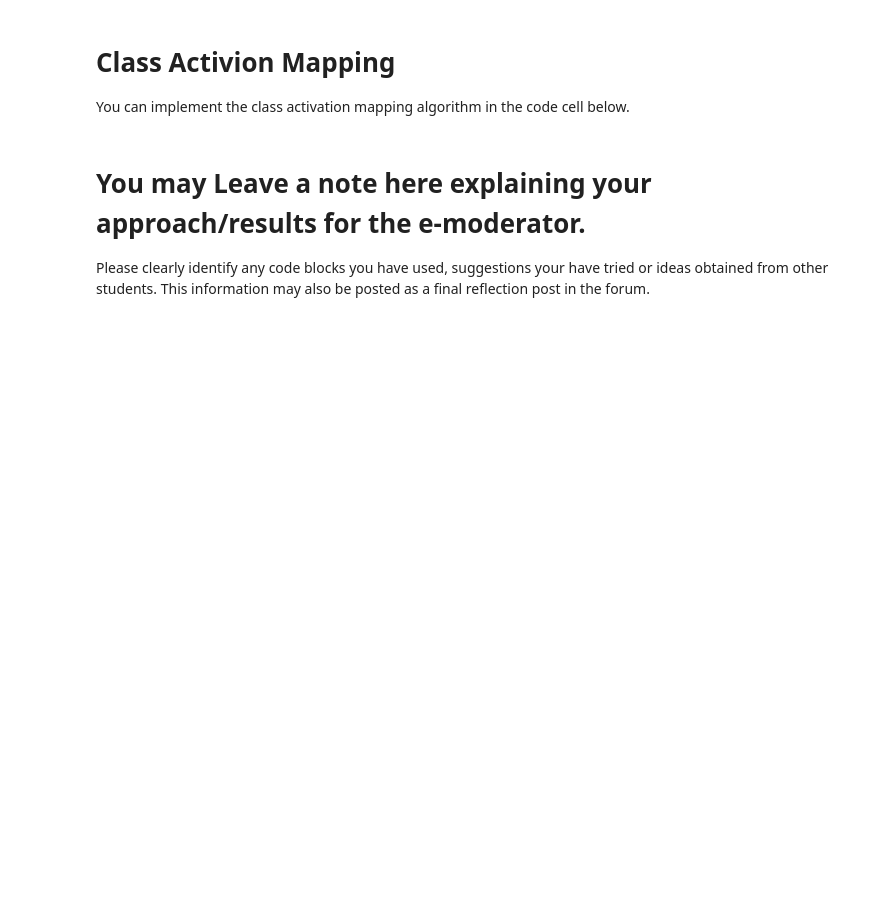
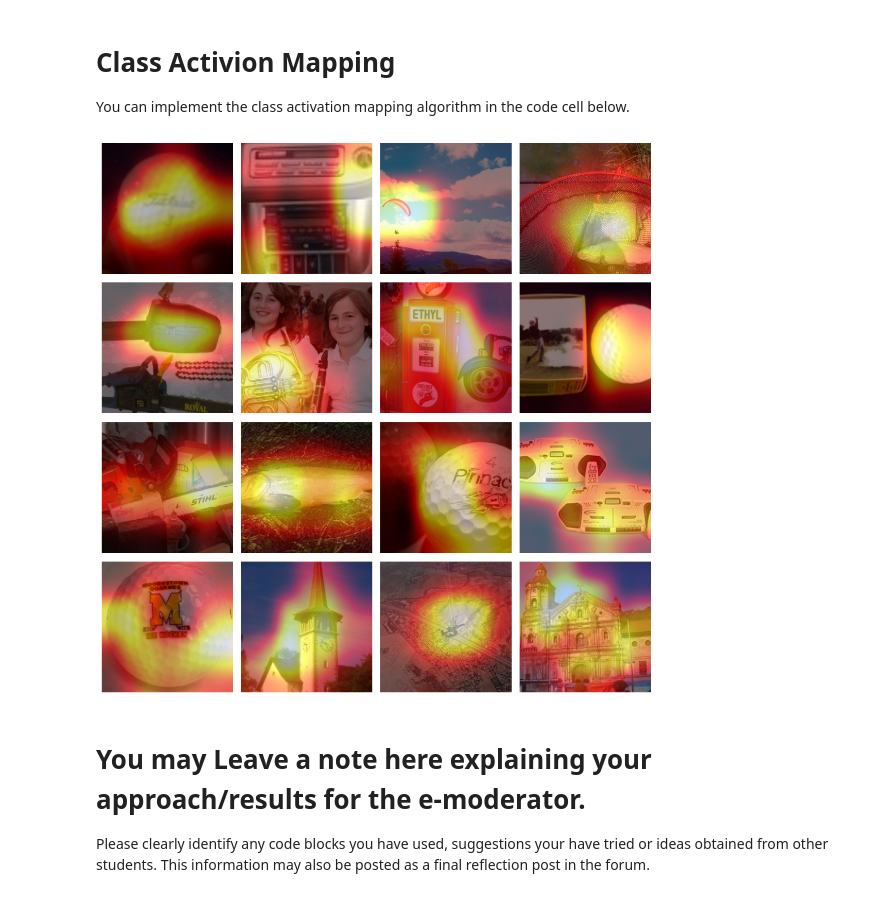
Before and after one commit to tonyscan6003/CE5021_AY2526_group1, a Jupyter notebook: Assignment_3_student.ipynb, the cells around one changed output. Cells and saved outputs as stored; diff of their text form; code cells hidden in the pictures; blank space fills up the shorter version.

```diff
--- a/Assignment_3_student.ipynb
+++ b/Assignment_3_student.ipynb
@@ -197,3 +229,77 @@ plt.show()
+# %%
+import matplotlib.pyplot as plt
+from itertools import islice
+
+
+class Assigment3Heatmap:
+    def __init__(self, feature_extractor):
+        self.model = feature_extractor
+
+    def generate(self, input_tensor):
+        #self.model.zero_grad()
+
+        #  input: [1, 3, 224, 224]
+        output = self.model(input_tensor)  # --> { op_logits: ... op_features: .. }
+
+        logits = output['op_logits']        # sample output -> [1, 1000]
+        feats  = output['op_features']      # [1, 2048, 7, 7] ← from forward hook
+
+        # get important weights
+        target_class = logits.argmax(dim=1).item()
+        weights = self.model.fc.weight[target_class]       #[2048]
+        weights = weights.view(1, -1, 1, 1)                #[1, 2048, 1, 1]
+
+        # merge weights * features -> RELU to kill negativity
+        cam = (weights * feats).sum(dim=1, keepdim=True) # [1, 1, 7, 7]
+        cam = F.relu(cam)
+
+        # convert the [1, 1, 7, 7] image in to [1, 1, 224, 224])
+        cam = F.interpolate(cam, size=input_tensor.shape[2:],
+                            mode='bicubic',
+                            align_corners=False,
+                            antialias=True)
+
+        # convert image in to something I can use
+        cam = cam.squeeze(0).squeeze(0)  # [224, 224]
+        cam = cam.detach().cpu().numpy()
+
+        return (cam - cam.min()) / (cam.max() + 1e-8) # shift and scale to [0, 1] for heatmap
+
+fig, axes = plt.subplots(4, 4, figsize=(10, 10))
+axes = axes.ravel()
+
+for ax in axes:
+    ax.axis('off')
+
+# exception is thrown if there is nothing more to load
+# nice way to prevent that
+infinite_loader = iter(lambda: next(iter(dataiter)), None)
+
+cam = Assigment3Heatmap(model)
+
+model.eval()
+for i, (images, labels) in enumerate(islice(infinite_loader, 16)):
+
+    img = images[0:1]
+    img_display = unnormalize_image(img, mean, std)   # unnormalize image to display
+    img_tensor  = img.to(device)                      # → shape (1, 3, 224, 224)
+
+    heatmap = cam.generate(img_tensor)
+
+    ax = axes[i]
+
+    ax.imshow(img_display)
+    ax.imshow(heatmap,
+          cmap='hot',
+          alpha=0.55,
+          interpolation='bilinear')
+
+plt.tight_layout()
+plt.show()
+
+#cam.remove_hook()
+# %% [output]
+[figure, added]
 # %% [markdown]
 # You may Leave a note here explaining your approach/results for the e-moderator.
 
```
Also changed, not shown: parts of 12 cells of this notebook.
